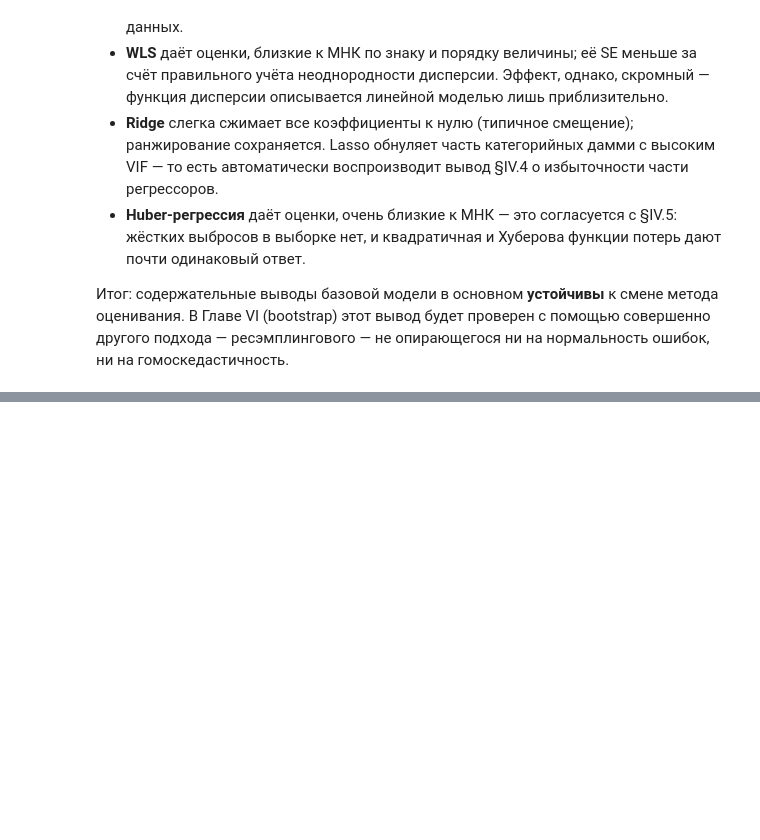
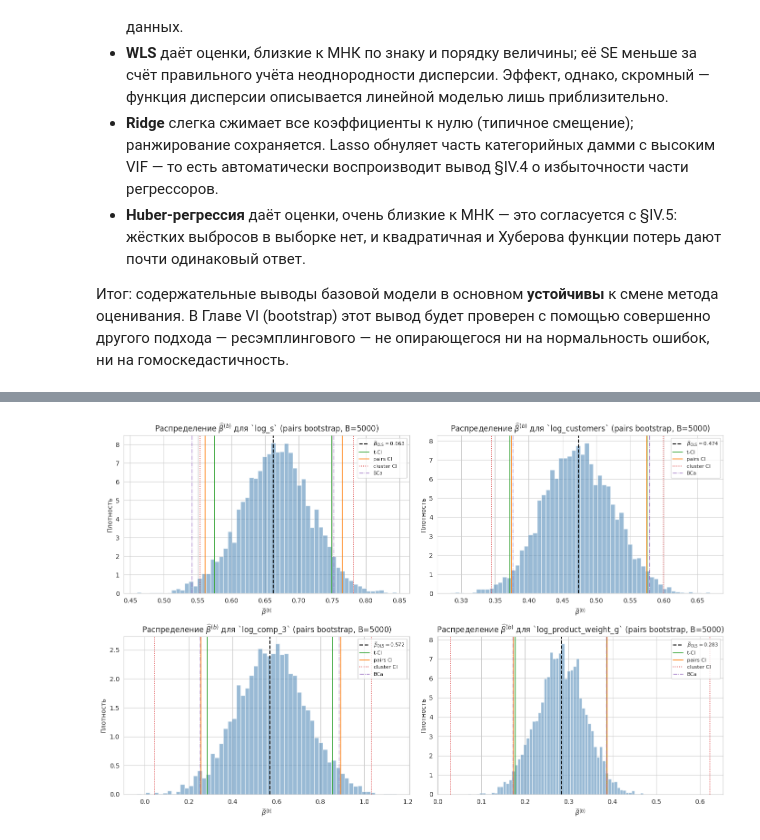
Before and after one commit to tushkanchek/scienceWork, a Jupyter notebook: science_work.ipynb, the cells around one changed output, grey strips where cells are left out. Drawn from its saved outputs; the diff is of its cells as text; code cells hidden in the pictures; blank space fills up the shorter version.

```diff
--- a/science_work.ipynb
+++ b/science_work.ipynb
@@ -2104,0 +2254,13 @@ log_comp_3            True  True     True  True   True        True
+# %%
+rng_wild = np.random.default_rng(SEED + 1)
+boot_wild = np.empty((B_REPS, k_plus_1_boot))
+
+for b in range(B_REPS):
+    v = rng_wild.choice([-1.0, 1.0], size=n_boot)
+    y_star = y_hat_ols + eps_ols * v
+    boot_wild[b], _ = fit_safe(X_arr, y_star)
+
+ci_wild = percentile_ci(boot_wild)
+print(f'Wild bootstrap: B = {B_REPS}')
+print(f'Стандартное отклонение wild-распределения для log_s = '
+      f'{boot_wild[:, features_boot.index("log_s")].std():.4f}')
@@ -2104,0 +2521,29 @@ log_comp_3            True  True     True  True   True        True
+# %%
+focus = ['log_s', 'log_customers', 'log_comp_3', 'log_product_weight_g']
+fig, axes = plt.subplots(2, 2, figsize=(14, 9))
+
+for ax, name in zip(axes.flat, focus):
+    j = features_boot.index(name)
+    sample = boot_pairs[:, j]
+    sample = sample[~np.isnan(sample)]
+    ax.hist(sample, bins=60, density=True, alpha=0.55, color='steelblue',
+            edgecolor='white')
+    ax.axvline(beta_ols[j], color='black', linestyle='--', lw=1.5,
+               label=fr'$\widehat{{\beta}}_{{\rm OLS}} = {beta_ols[j]:.3f}$')
+    ax.axvline(ci_t_arr[j, 0], color='tab:green', lw=1.2, label='t-CI')
+    ax.axvline(ci_t_arr[j, 1], color='tab:green', lw=1.2)
+    ax.axvline(ci_pairs[0, j], color='tab:orange', lw=1.2, label='pairs CI')
+    ax.axvline(ci_pairs[1, j], color='tab:orange', lw=1.2)
+    ax.axvline(ci_cluster[0, j], color='tab:red', lw=1.2, ls=':', label='cluster CI')
+    ax.axvline(ci_cluster[1, j], color='tab:red', lw=1.2, ls=':')
+    ax.axvline(ci_bca[0, j], color='tab:purple', lw=1.0, ls='-.', label='BCa')
+    ax.axvline(ci_bca[1, j], color='tab:purple', lw=1.0, ls='-.')
+    ax.set_title(fr'Распределение $\widehat{{\beta}}^{{(b)}}$ для `{name}` (pairs bootstrap, B={B_REPS})')
+    ax.set_xlabel(r'$\widehat{\beta}^{(b)}$')
+    ax.set_ylabel('Плотность')
+    ax.legend(fontsize=8, loc='upper right')
+
+plt.tight_layout()
+plt.show()
+# %% [output]
+[figure, added]
```
Also changed, not shown: parts of 17 cells of this notebook, 1 other file.
